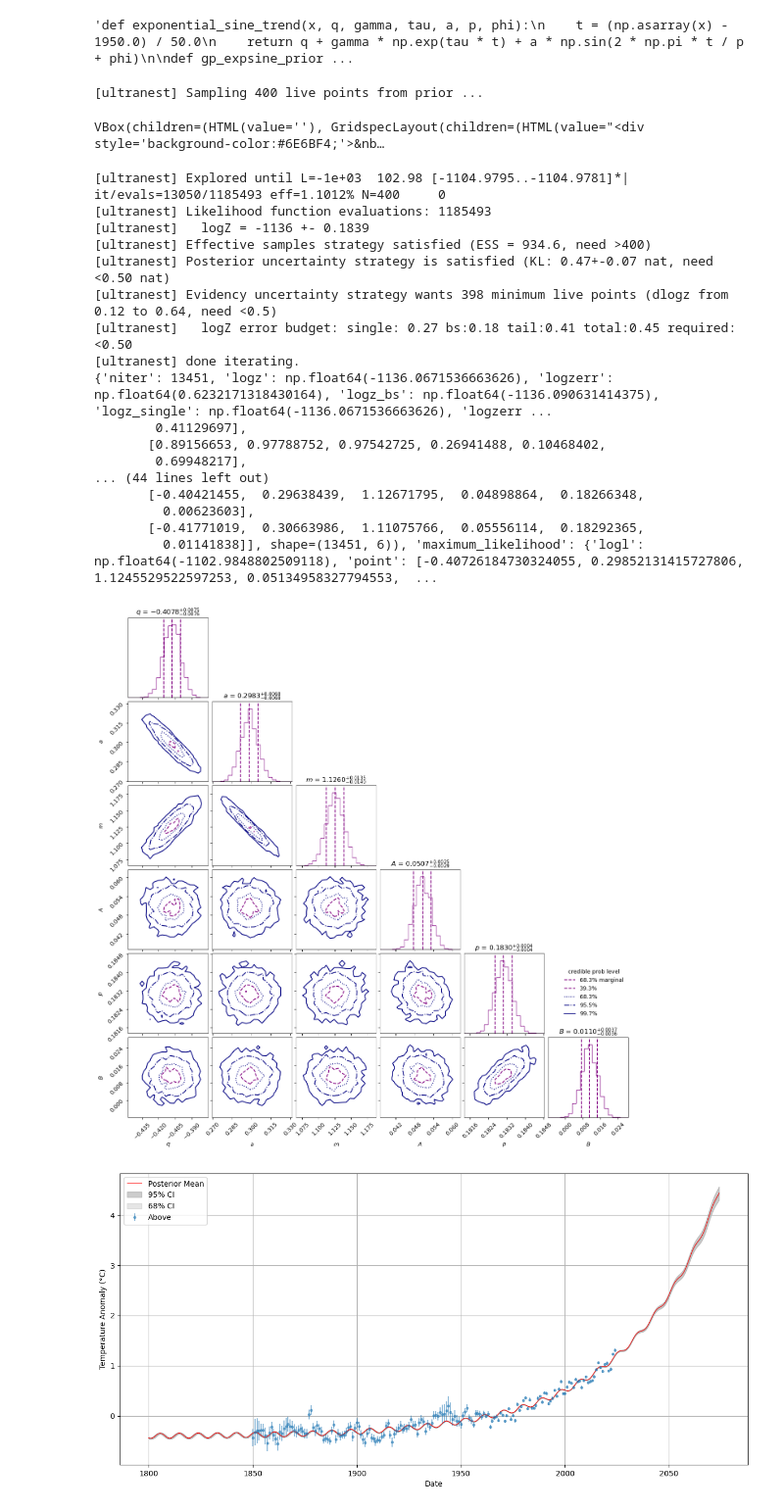
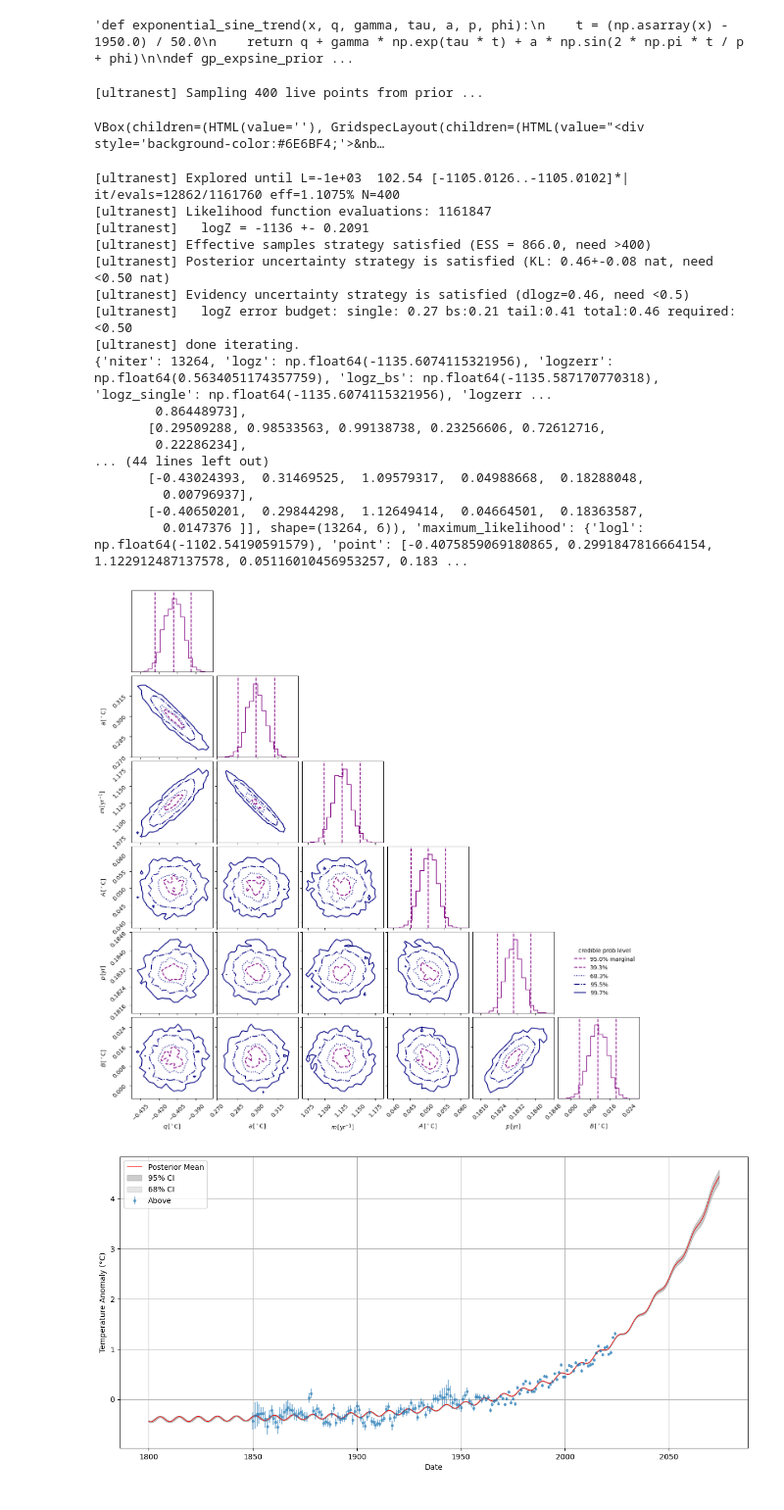
Before and after one commit to stevelonny/global-warming, a Jupyter notebook: exp-02.ipynb, the cells around one changed output. Shown at 98% size. Cells and saved outputs as stored; diff of their text form; code cells hidden in the pictures.

```diff
--- a/exp-02.ipynb
+++ b/exp-02.ipynb
@@ -7,6 +7,8 @@ import ultranest
 from ultranest.plot import PredictionBand, cornerplot
 import pickle
 from pathlib import Path
+
+plt.rcParams['text.usetex'] = False
 # %%
 urllib.request.urlretrieve(
     "https://berkeley-earth-temperature.s3.us-west-1.amazonaws.com/Global/Land_and_Ocean_summary.txt",
@@ -224,7 +243,7 @@ def log_linear_likelihood(params):
 
     return log_likelihood_value
 
-parameters_linear = [r"$q$", r"$m$"]
+parameters_linear = [r"$q\,[^\circ\mathrm{C}]$", r"$m\,[^\circ\mathrm{C} \mathrm{yr^{-1}}]$"]
 # %%
 sampler_linear = ultranest.ReactiveNestedSampler(
     parameters_linear, log_linear_likelihood, linear_prior
@@ -341,7 +371,7 @@ def log_exponential_likelihood(params):
     return log_likelihood_value
 
 
-parameters_exponential = [r"$q$", r"$a$", r"$m$"]
+parameters_exponential = [r"$q\,[^\circ\mathrm{C}]$", r"$a\,[^\circ\mathrm{C}]$", r"$m\, [\mathrm{yr^{-1}}]$"]
 # %%
 sampler_exponential = ultranest.ReactiveNestedSampler(
     parameters_exponential, log_exponential_likelihood, exponential_prior
@@ -515,7 +557,7 @@ def log_expsine_likelihood(params):
 
     return log_likelihood_value
 
-parameters_expsine = [r"$q$", r"$a$", r"$m$", r"$A$", r"$p$", r"$B$"]
+parameters_expsine = [r"$q\,[^\circ\mathrm{C}]$", r"$a\,[^\circ\mathrm{C}]$", r"$m\, [\mathrm{yr^{-1}}]$", r"$A\,[^\circ\mathrm{C}]$", r"$p\, [\mathrm{yr}]$", r"$B\,[^\circ\mathrm{C}]$"]
 # %%
 from ultranest.stepsampler import SliceSampler, generate_mixture_random_direction
 sampler_expsine = ultranest.ReactiveNestedSampler(
@@ -533,33 +575,34 @@ print(result_expsine)
 # %% [output]
 [ultranest] Sampling 400 live points from prior ...
 VBox(children=(HTML(value=''), GridspecLayout(children=(HTML(value="<div style='background-color:#6E6BF4;'>&nb…
-[ultranest] Explored until L=-1e+03  102.98 [-1104.9795..-1104.9781]*| it/evals=13050/1185493 eff=1.1012% N=400     0
-[ultranest] Likelihood function evaluations: 1185493
-[ultranest]   logZ = -1136 +- 0.1839
-[ultranest] Effective samples strategy satisfied (ESS = 934.6, need >400)
-[ultranest] Posterior uncertainty strategy is satisfied (KL: 0.47+-0.07 nat, need <0.50 nat)
-[ultranest] Evidency uncertainty strategy wants 398 minimum live points (dlogz from 0.12 to 0.64, need <0.5)
-[ultranest]   logZ error budget: single: 0.27 bs:0.18 tail:0.41 total:0.45 required:<0.50
+[ultranest] Explored until L=-1e+03  102.54 [-1105.0126..-1105.0102]*| it/evals=12862/1161760 eff=1.1075% N=400
+[ultranest] Likelihood function evaluations: 1161847
+[ultranest]   logZ = -1136 +- 0.2091
+[ultranest] Effective samples strategy satisfied (ESS = 866.0, need >400)
+[ultranest] Posterior uncertainty strategy is satisfied (KL: 0.46+-0.08 nat, need <0.50 nat)
+[ultranest] Evidency uncertainty strategy is satisfied (dlogz=0.46, need <0.5)
+[ultranest]   logZ error budget: single: 0.27 bs:0.21 tail:0.41 total:0.46 required:<0.50
 [ultranest] done iterating.
-{'niter': 13451, 'logz': np.float64(-1136.0671536663626), 'logzerr': np.float64(0.6232171318430164), 'logz_bs': np.float64(-1136.090631414375), 'logz_single': np.float64(-1136.0671536663626), 'logzerr ...
-        0.41129697],
-       [0.89156653, 0.97788752, 0.97542725, 0.26941488, 0.10468402,
-        0.69948217],
+{'niter': 13264, 'logz': np.float64(-1135.6074115321956), 'logzerr': np.float64(0.5634051174357759), 'logz_bs': np.float64(-1135.587170770318), 'logz_single': np.float64(-1135.6074115321956), 'logzerr ...
+        0.86448973],
+       [0.29509288, 0.98533563, 0.99138738, 0.23256606, 0.72612716,
+        0.22286234],
 ... (44 lines left out)
-       [-0.40421455,  0.29638439,  1.12671795,  0.04898864,  0.18266348,
-         0.00623603],
-       [-0.41771019,  0.30663986,  1.11075766,  0.05556114,  0.18292365,
-         0.01141838]], shape=(13451, 6)), 'maximum_likelihood': {'logl': np.float64(-1102.9848802509118), 'point': [-0.40726184730324055, 0.29852131415727806, 1.1245529522597253, 0.05134958327794553,  ...
+       [-0.43024393,  0.31469525,  1.09579317,  0.04988668,  0.18288048,
+         0.00796937],
+       [-0.40650201,  0.29844298,  1.12649414,  0.04664501,  0.18363587,
+         0.0147376 ]], shape=(13264, 6)), 'maximum_likelihood': {'logl': np.float64(-1102.54190591579), 'point': [-0.4075859069180865, 0.2991847816664154, 1.122912487137578, 0.05116010456953257, 0.183 ...
 # %%
 fig = cornerplot(
     result_expsine,
     title_fmt=".4f",
-    #quantiles=[0.025, 0.5, 0.975]
+    quantiles=[0.025, 0.5, 0.975],
+    show_titles=False
 )
 plt.savefig("results/Grafici/cornerplot_expsine.pdf", format="pdf", bbox_inches="tight")
 plt.show()
 # %% [output]
-[figure, old version]
+[figure, new version]
 # %%
 plt.figure(figsize=(15, 7))
 plt.errorbar(df["year"], df["annual_anomaly_above"], yerr=df["annual_unc_above"], fmt="o", markersize=3, label="Above", alpha=0.5)
```
Also changed, not shown: parts of 16 cells of this notebook, 10 other files.
